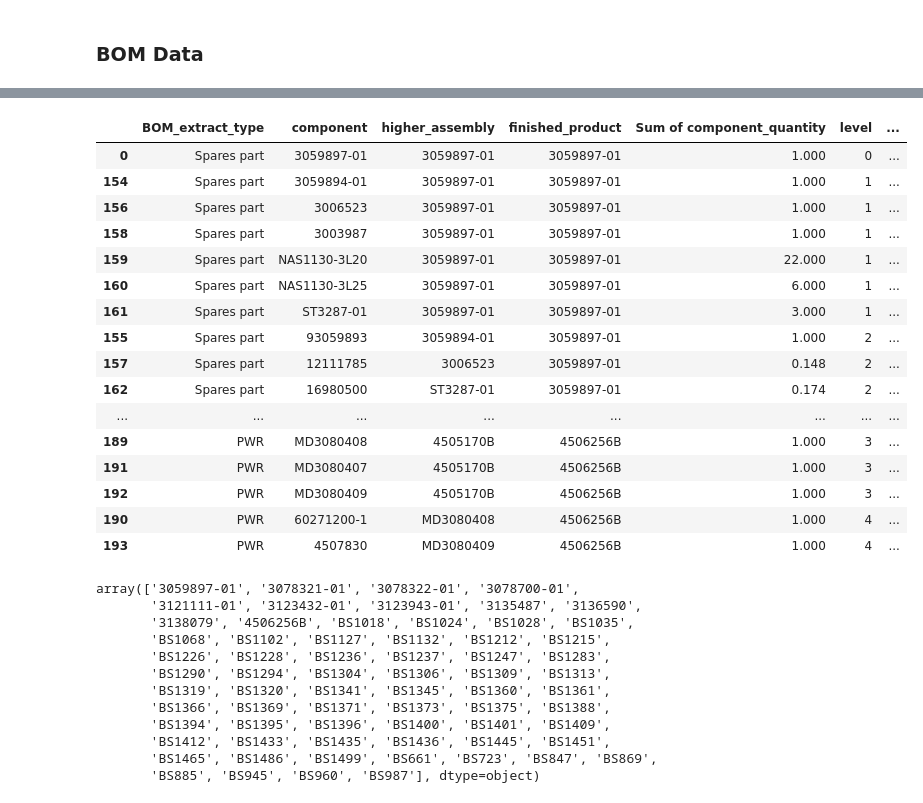
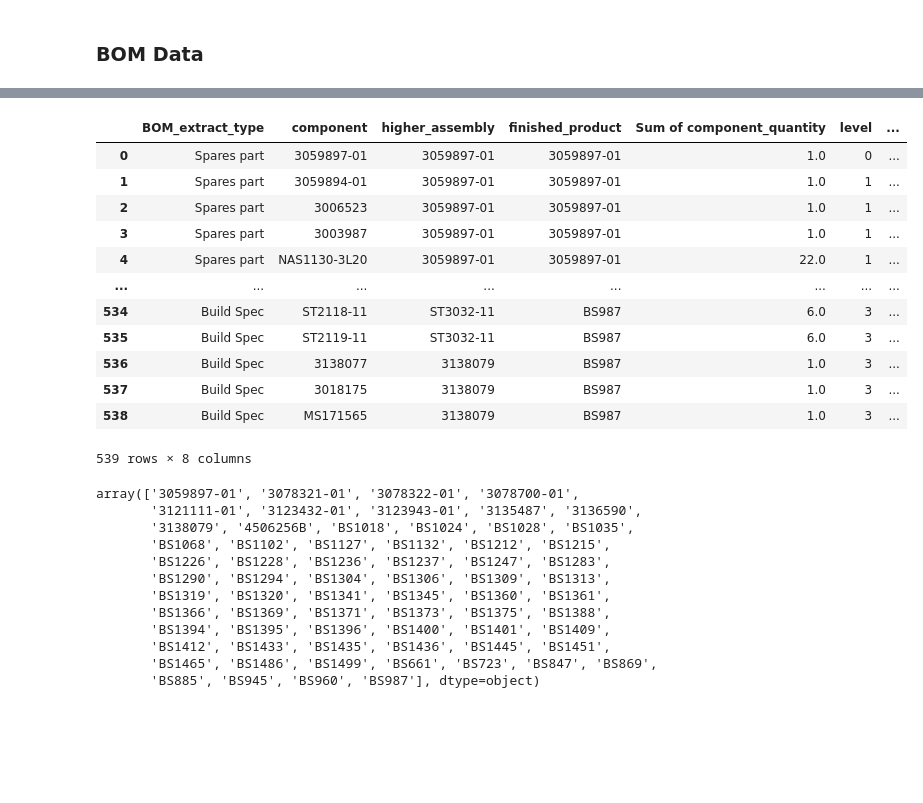
Before and after one commit to b-barake/SIM, a Jupyter notebook: notebooks/compare.ipynb, the cells around one changed output, grey strips where cells are left out. Saved outputs shown, nothing was run; the diff lists cells and outputs as text; code cells hidden in the pictures; blank space fills up the shorter version.

```diff
--- a/notebooks/compare.ipynb
+++ b/notebooks/compare.ipynb
@@ -70,25 +72,19 @@ bom_df_raw[['BOM_extract_type','component','higher_assembly','finished_product',
-# %%
-bom_df_raw[['BOM_extract_type','component','higher_assembly','finished_product','Sum of component_quantity','level','component_description']][bom_df_raw['finished_product'].isin(['3059897-01', '3078321-01', '3078322-01', '3078700-01',
-       '3121111-01', '3123432-01', '3123943-01', '3135487', '3136590',
-       '3138079', '4506256B'])].sort_values(by=['finished_product','level'])
-# %% [output]
-|  | BOM_extract_type | component | higher_assembly | finished_product | Sum of component_quantity | level | ... |
-| 0 | Spares part | 3059897-01 | 3059897-01 | 3059897-01 | 1.000 | 0 | ... |
-| 154 | Spares part | 3059894-01 | 3059897-01 | 3059897-01 | 1.000 | 1 | ... |
-| 156 | Spares part | 3006523 | 3059897-01 | 3059897-01 | 1.000 | 1 | ... |
-| 158 | Spares part | 3003987 | 3059897-01 | 3059897-01 | 1.000 | 1 | ... |
-| 159 | Spares part | NAS1130-3L20 | 3059897-01 | 3059897-01 | 22.000 | 1 | ... |
-| 160 | Spares part | NAS1130-3L25 | 3059897-01 | 3059897-01 | 6.000 | 1 | ... |
-| 161 | Spares part | ST3287-01 | 3059897-01 | 3059897-01 | 3.000 | 1 | ... |
-| 155 | Spares part | 93059893 | 3059894-01 | 3059897-01 | 1.000 | 2 | ... |
-| 157 | Spares part | 12111785 | 3006523 | 3059897-01 | 0.148 | 2 | ... |
-| 162 | Spares part | 16980500 | ST3287-01 | 3059897-01 | 0.174 | 2 | ... |
-| ... | ... | ... | ... | ... | ... | ... | ... |
-| 189 | PWR | MD3080408 | 4505170B | 4506256B | 1.000 | 3 | ... |
-| 191 | PWR | MD3080407 | 4505170B | 4506256B | 1.000 | 3 | ... |
-| 192 | PWR | MD3080409 | 4505170B | 4506256B | 1.000 | 3 | ... |
-| 190 | PWR | 60271200-1 | MD3080408 | 4506256B | 1.000 | 4 | ... |
-| 193 | PWR | 4507830 | MD3080409 | 4506256B | 1.000 | 4 | ... |
+# %%
+bom_df_raw_filt
+# %% [output]
+|  | BOM_extract_type | component | higher_assembly | finished_product | Sum of component_quantity | level | ... |
+| 0 | Spares part | 3059897-01 | 3059897-01 | 3059897-01 | 1.0 | 0 | ... |
+| 1 | Spares part | 3059894-01 | 3059897-01 | 3059897-01 | 1.0 | 1 | ... |
+| 2 | Spares part | 3006523 | 3059897-01 | 3059897-01 | 1.0 | 1 | ... |
+| 3 | Spares part | 3003987 | 3059897-01 | 3059897-01 | 1.0 | 1 | ... |
+| 4 | Spares part | NAS1130-3L20 | 3059897-01 | 3059897-01 | 22.0 | 1 | ... |
+| ... | ... | ... | ... | ... | ... | ... | ... |
+| 534 | Build Spec | ST2118-11 | ST3032-11 | BS987 | 6.0 | 3 | ... |
+| 535 | Build Spec | ST2119-11 | ST3032-11 | BS987 | 6.0 | 3 | ... |
+| 536 | Build Spec | 3138077 | 3138079 | BS987 | 1.0 | 3 | ... |
+| 537 | Build Spec | 3018175 | 3138079 | BS987 | 1.0 | 3 | ... |
+| 538 | Build Spec | MS171565 | 3138079 | BS987 | 1.0 | 3 | ... |
+539 rows × 8 columns
 # %%
 bom_df_raw['finished_product'].unique()
 # %% [output]
```
Also changed, not shown: parts of 5 cells of this notebook.
